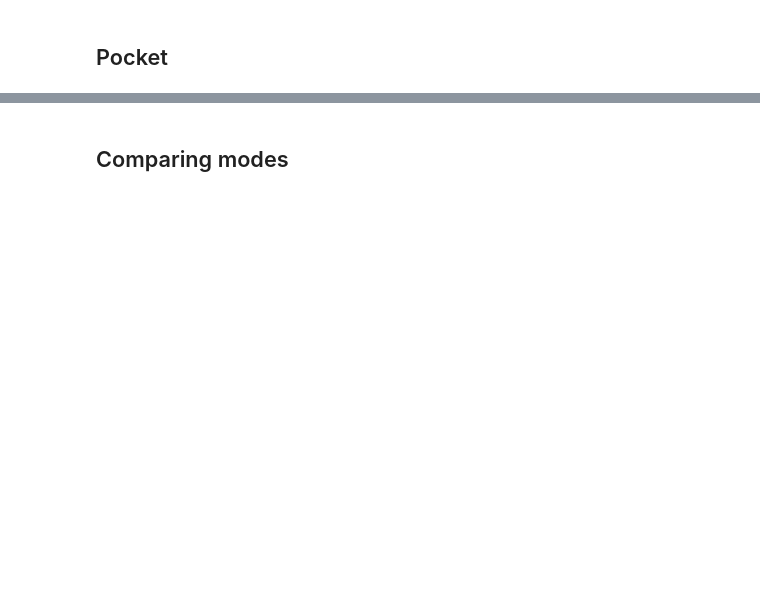
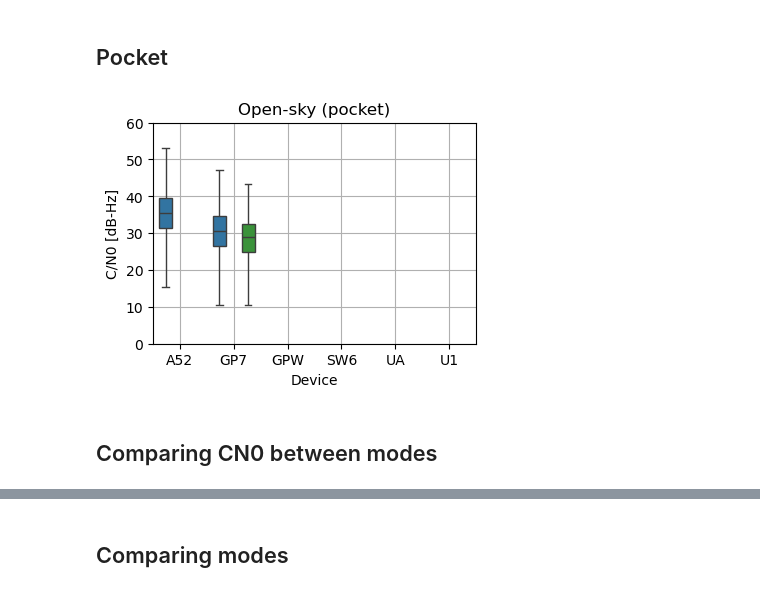
Before and after one commit to agrenier-gnss/MimirAnalyzer, a Jupyter notebook: 2024_Dataset_GEOLOC/measurement_analysis.ipynb, the cells around one changed output, grey strips where cells are left out. Cells and saved outputs as stored; diff of their text form; code cells hidden in the pictures; blank space fills up the shorter version.

```diff
--- a/2024_Dataset_GEOLOC/measurement_analysis.ipynb
+++ b/2024_Dataset_GEOLOC/measurement_analysis.ipynb
@@ -66,2 +56,12 @@ plt.gca().get_legend().remove()
 # %% [markdown]
 ## Pocket
+# %%
+log_dict = misc.selectMode([log_android, log_rinex], mode=['POCKET'])
+# %%
+misc.plotBoxPlotCN0PerFrequency(log_dict, device_android, device_uliss)
+plt.title("Open-sky (pocket)")
+plt.gca().get_legend().remove()
+# %% [output]
+[figure, added]
+# %% [markdown]
+## Comparing CN0 between modes
```
Also changed, not shown: parts of 95 cells of this notebook, 4 other files.
